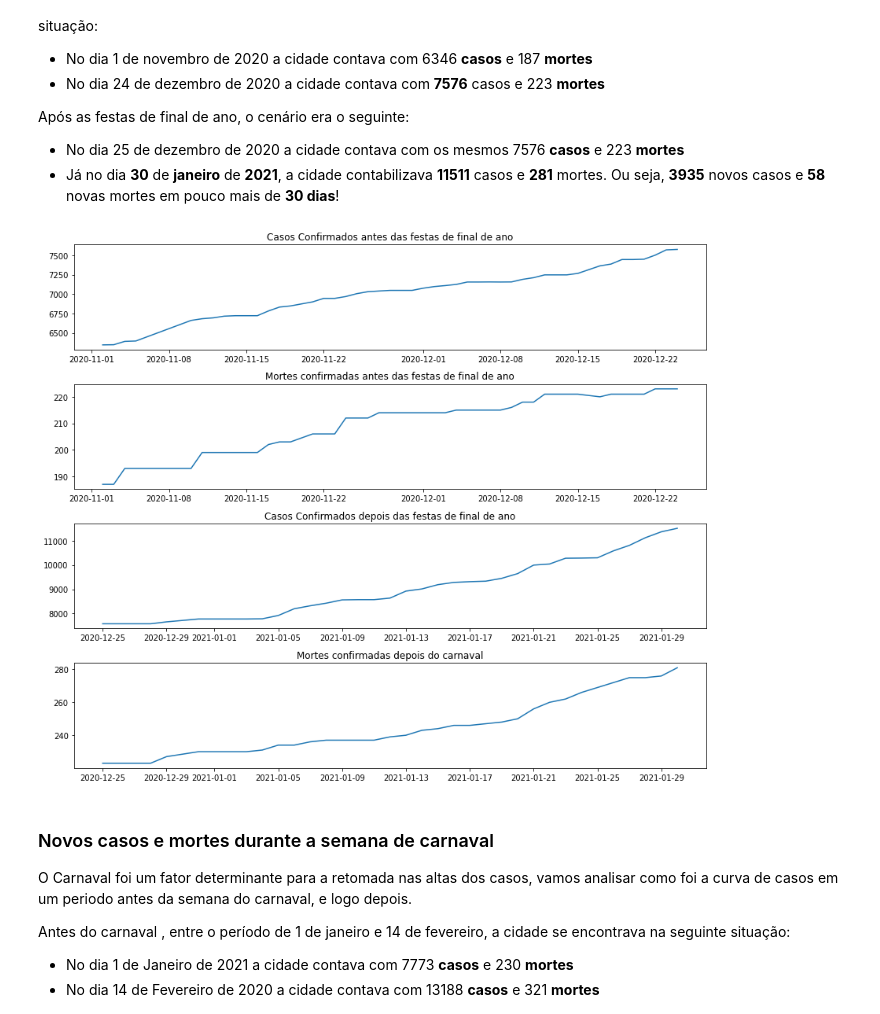
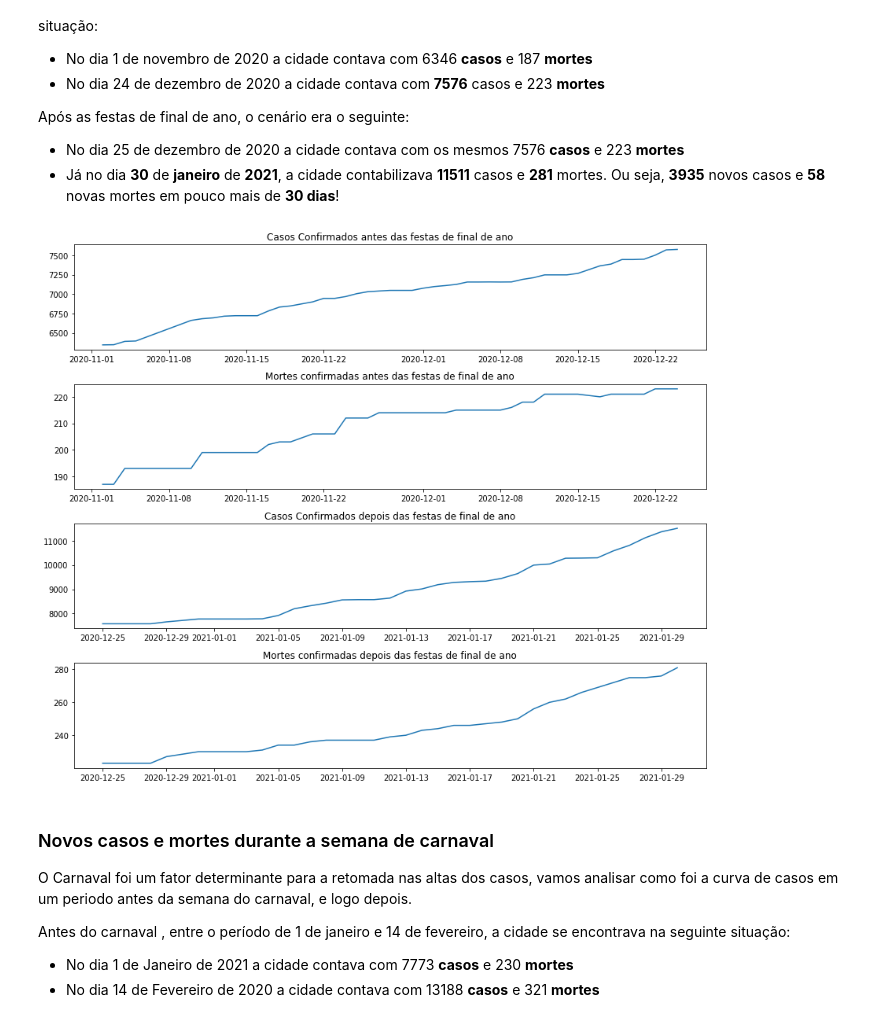
Before and after one commit to teixeiragthiago/portfolio, a Jupyter notebook: Analisando_os_dados_da_Covid_19_em_Franca.ipynb, the cells around one changed output. Drawn from its saved outputs; the diff is of its cells as text; code cells hidden in the pictures.

```diff
--- a/Analisando_os_dados_da_Covid_19_em_Franca.ipynb
+++ b/Analisando_os_dados_da_Covid_19_em_Franca.ipynb
@@ -173,35 +175,35 @@ Após as festas de final de ano, o cenário era o seguinte:
 fig, ax = plt.subplots(nrows=4, ncols=1, figsize=(12,10))
 
 # Antes das festas de final de ano
 
 confirmed_before_endofyear = df.loc['2020-11-01': '2020-12-24']
 
 ax[0].plot('confirmed', data=confirmed_before_endofyear)
 ax[0].set_title('Casos Confirmados antes das festas de final de ano')
 
 
 death_before_endofyear = df.loc['2020-11-01': '2020-12-24']
 
 ax[1].plot('deaths', data=death_before_endofyear)
 ax[1].set_title('Mortes confirmadas antes das festas de final de ano')
 
 # Depois das festas de final de ano
 
 confirmed_after_endofyear = df.loc['2020-12-25':'2021-01-30']
 
 ax[2].plot('confirmed', data=confirmed_after_endofyear)
 ax[2].set_title('Casos Confirmados depois das festas de final de ano')
 
 
 death_after_endofyear = df.loc['2020-12-25':'2021-01-30']
 
 ax[3].plot('deaths', data=death_after_endofyear)
-ax[3].set_title('Mortes confirmadas depois do carnaval')
+ax[3].set_title('Mortes confirmadas depois das festas de final de ano')
 
 
 plt.tight_layout()
 # %% [output]
-[figure, old version]
+[figure, new version]
 # %% [markdown]
 ### Novos casos e mortes durante a semana de carnaval
 
```
Also changed, not shown: parts of 3 cells of this notebook.
